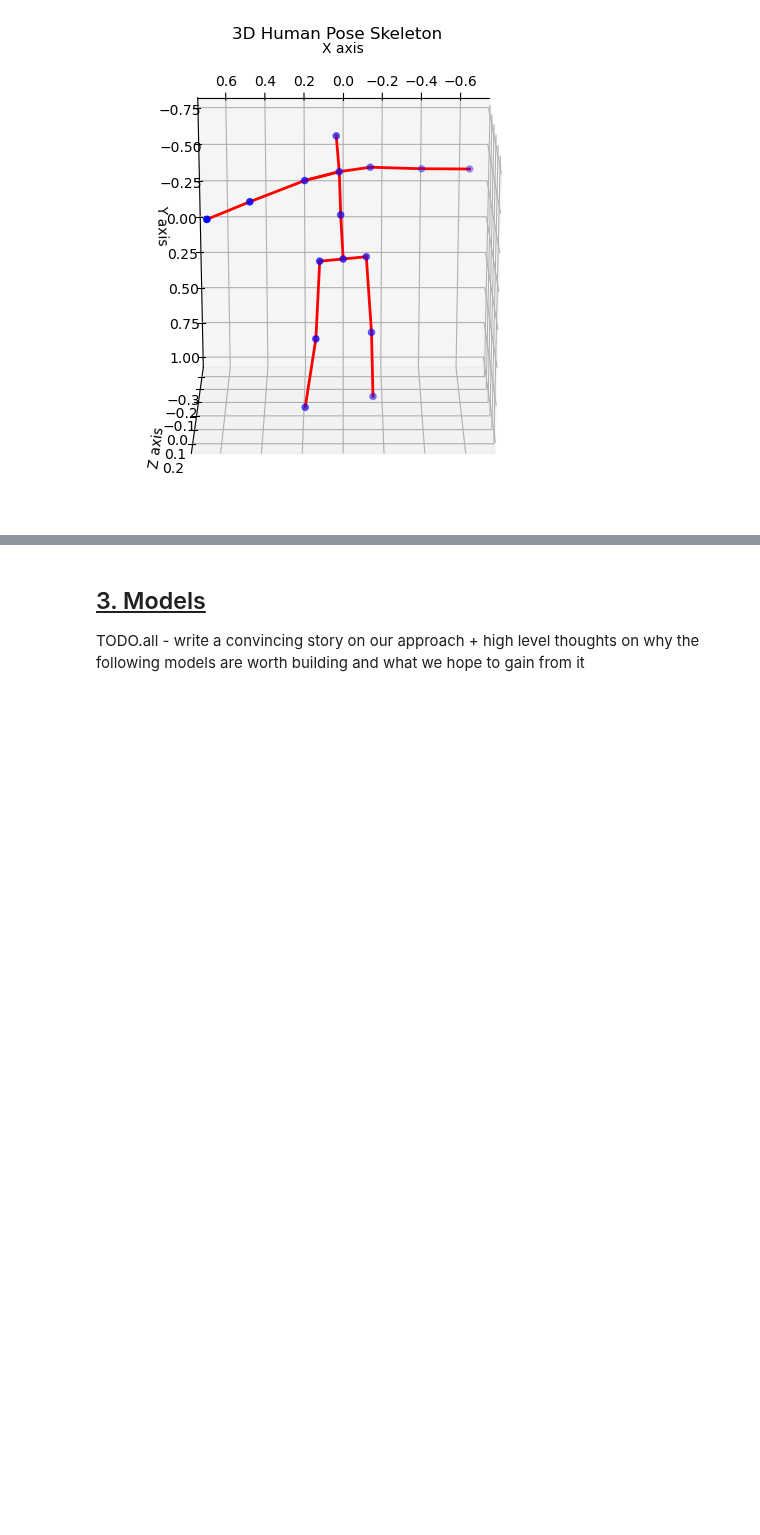
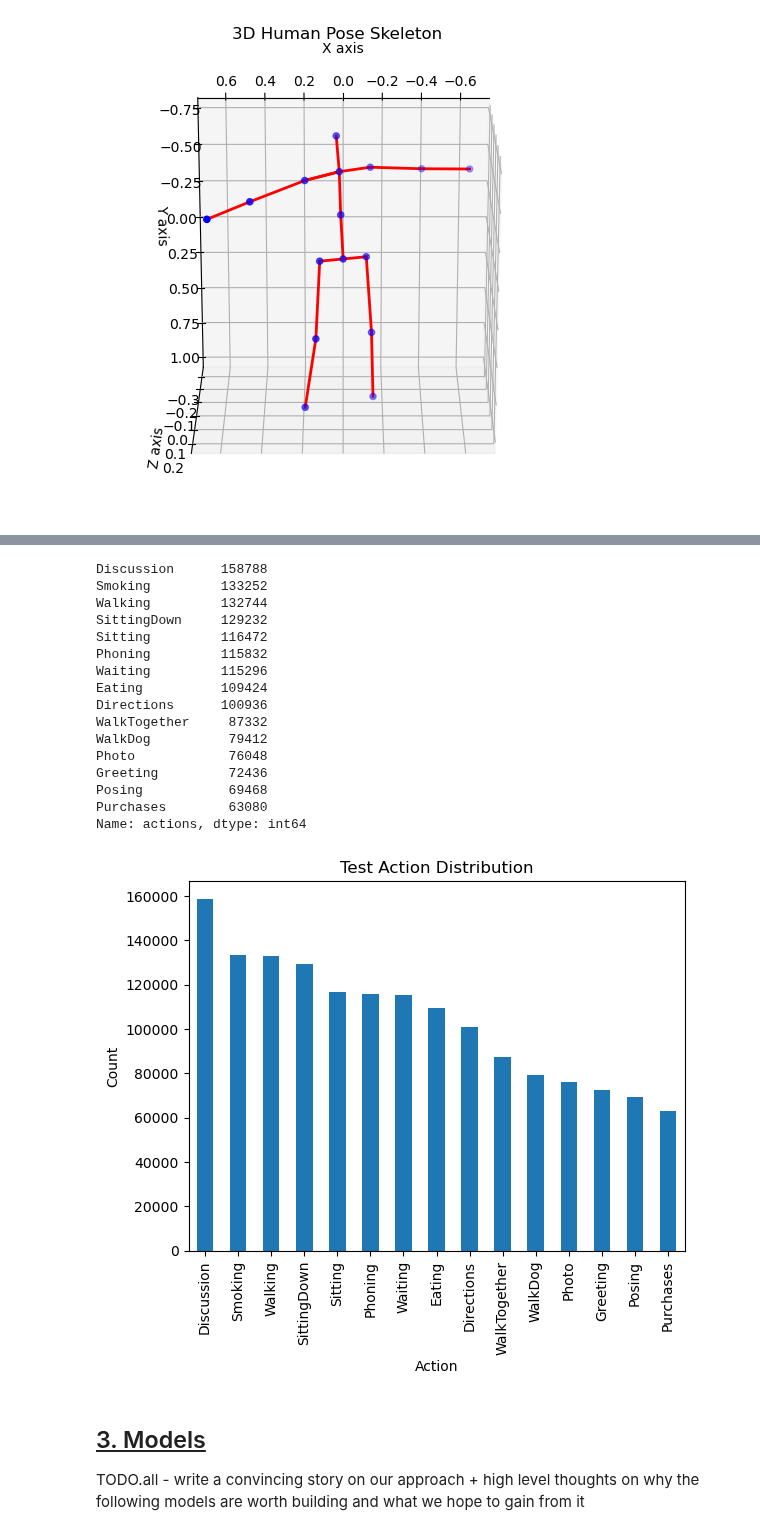
Before and after one commit to ParasharaRamesh/Poseidon, a Jupyter notebook: poseidon.ipynb, the cells around one changed output, grey strips where cells are left out. Cells and saved outputs as stored; diff of their text form; code cells hidden in the pictures; blank space fills up the shorter version.

```diff
--- a/poseidon.ipynb
+++ b/poseidon.ipynb
@@ -261,3 +298,24 @@ Finding out the distribution of actions in the train and test splits
+# %%
+test_actions = np.load("datasets/h36m/Processed/test_actions.npy")
+show_action_stats(train_actions, "Test")
+# %% [output]
+Discussion      158788
+Smoking         133252
+Walking         132744
+SittingDown     129232
+Sitting         116472
+Phoning         115832
+Waiting         115296
+Eating          109424
+Directions      100936
+WalkTogether     87332
+WalkDog          79412
+Photo            76048
+Greeting         72436
+Posing           69468
+Purchases        63080
+Name: actions, dtype: int64
+[figure, added]
 # %% [markdown]
 <h2><u>3. Models</u></h2>
 
```
Also changed, not shown: parts of 4 cells of this notebook.
